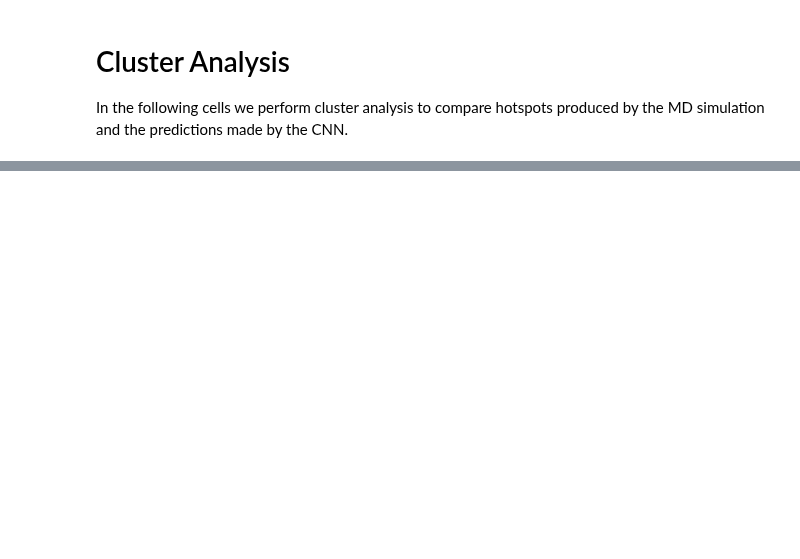
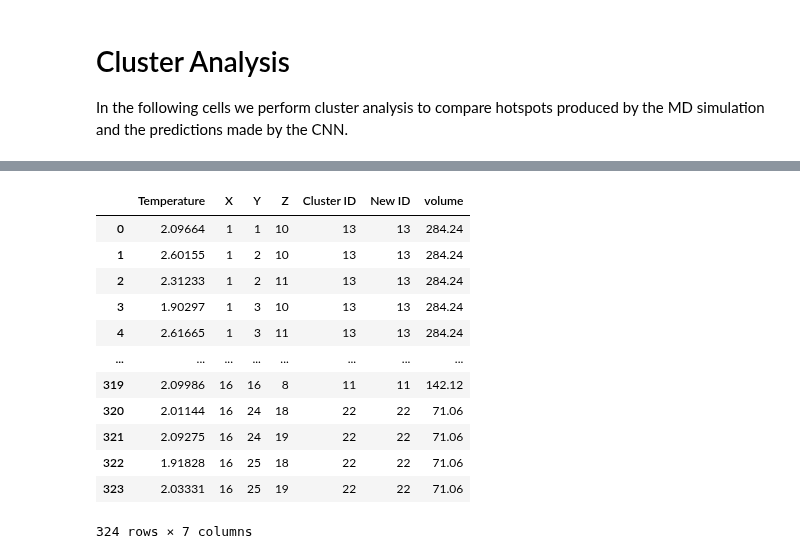
Before and after one commit to Jverduzc/MISTnet, a Jupyter notebook: Clustering.ipynb, the cells around one changed output, grey strips where cells are left out. Drawn from its saved outputs; the diff is of its cells as text; code cells hidden in the pictures; blank space fills up the shorter version.

Commit message:
finalized the cluster analysis notebook. added the lammps files

```diff
--- a/Clustering.ipynb
+++ b/Clustering.ipynb
@@ -150 +134,3 @@ def plot_clusters(md,pred):
+# %%
+ex_path = 'test/smallPBX_2_mirror_btm'
 # %%
@@ -491,6 +412,6 @@ def visualize_overlap(md_corr, pred_corr, md_clust, pred_clust):
 # %%
-md_temp = np.load(str(testing_paths[0])+'/output.npy')/1000
-pred_temp = np.load('results/'+str(testing_paths[0])+'/prediction.npy')
+md_temp = np.load(ex_path+'/output.npy')/1000
+pred_temp = np.load('results/'+ex_path+'/prediction.npy')
 
 md_1 = get_clusters(md_temp)
 pred_1 = get_clusters(pred_temp)
@@ -523,12 +445,0 @@ input1.shape
-# %%
-input1_vals = []
-for i in range(len(under_locs)):
-  input1_vals.append(input1[under_locs[i][0]-1,under_locs[i][1]-1,under_locs[i][2]-1])
-
-input2_vals = []
-for i in range(len(under_locs)):
-  input2_vals.append(input2[under_locs[i][0]-1,under_locs[i][1]-1,under_locs[i][2]-1])
-
-input3_vals = []
-for i in range(len(under_locs)):
-  input3_vals.append(input3[under_locs[i][0]-1,under_locs[i][1]-1,under_locs[i][2]-1])
@@ -563,12 +445,0 @@ fig.add_trace(trace_3, row=1, col=3)
-# %%
-input1_vals = []
-for i in range(len(over_locs)):
-  input1_vals.append(input1[over_locs[i][0]-1,over_locs[i][1]-1,over_locs[i][2]-1])
-
-input2_vals = []
-for i in range(len(over_locs)):
-  input2_vals.append(input2[over_locs[i][0]-1,over_locs[i][1]-1,over_locs[i][2]-1])
-
-input3_vals = []
-for i in range(len(over_locs)):
-  input3_vals.append(input3[over_locs[i][0]-1,over_locs[i][1]-1,over_locs[i][2]-1])
@@ -602,0 +450,26 @@ fig.add_trace(trace_3, row=1, col=3)
+# %%
+vols = []
+for i in range(len(md_1_over)):
+    clus_id = md_1_over['New ID'][i]
+    if clus_id is None:
+        vols.append(None)
+    else:
+        tmp = md_clust_over[md_clust_over['cluster id']==clus_id]
+        vols.append(tmp['volume'].iloc[0]*3.553)
+
+md_1_over['volume'] = vols
+md_1_over
+# %% [output]
+|  | Temperature | X | Y | Z | Cluster ID | New ID | volume |
+| 0 | 2.09664 | 1 | 1 | 10 | 13 | 13 | 284.24 |
+| 1 | 2.60155 | 1 | 2 | 10 | 13 | 13 | 284.24 |
+| 2 | 2.31233 | 1 | 2 | 11 | 13 | 13 | 284.24 |
+| 3 | 1.90297 | 1 | 3 | 10 | 13 | 13 | 284.24 |
+| 4 | 2.61665 | 1 | 3 | 11 | 13 | 13 | 284.24 |
+| ... | ... | ... | ... | ... | ... | ... | ... |
+| 319 | 2.09986 | 16 | 16 | 8 | 11 | 11 | 142.12 |
+| 320 | 2.01144 | 16 | 24 | 18 | 22 | 22 | 71.06 |
+| 321 | 2.09275 | 16 | 24 | 19 | 22 | 22 | 71.06 |
+| 322 | 1.91828 | 16 | 25 | 18 | 22 | 22 | 71.06 |
+| 323 | 2.03331 | 16 | 25 | 19 | 22 | 22 | 71.06 |
+324 rows × 7 columns
```
Also changed, not shown: parts of 31 cells of this notebook, 3 other files.
